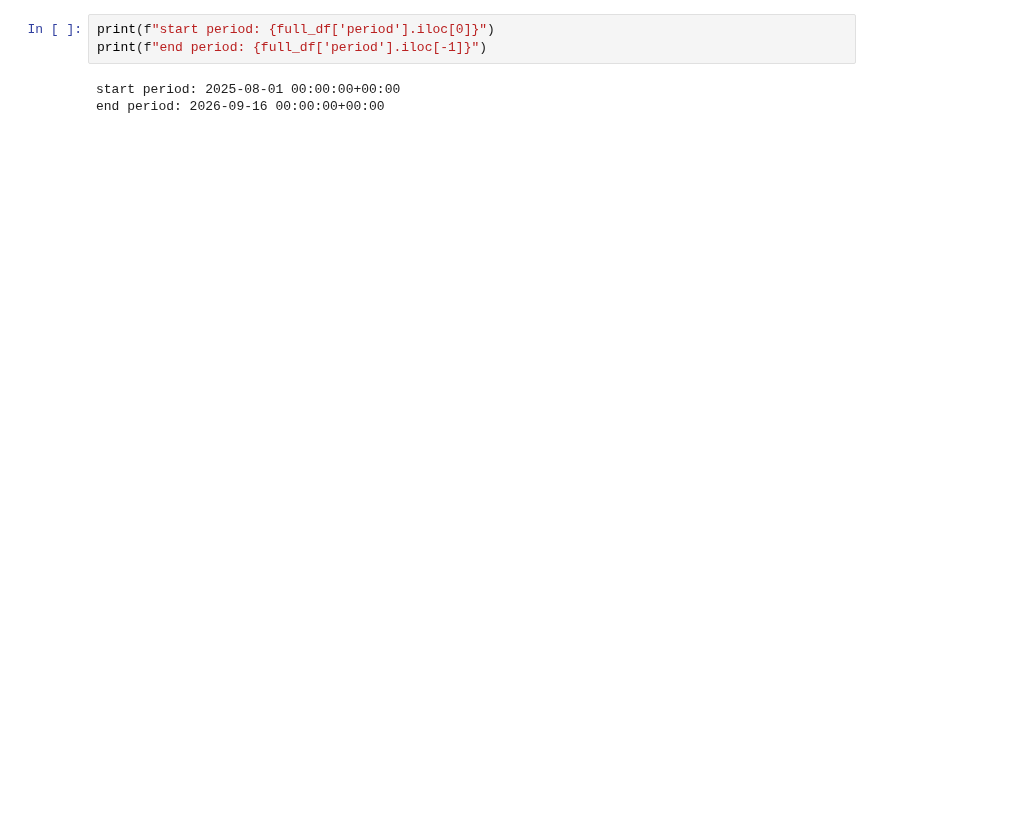
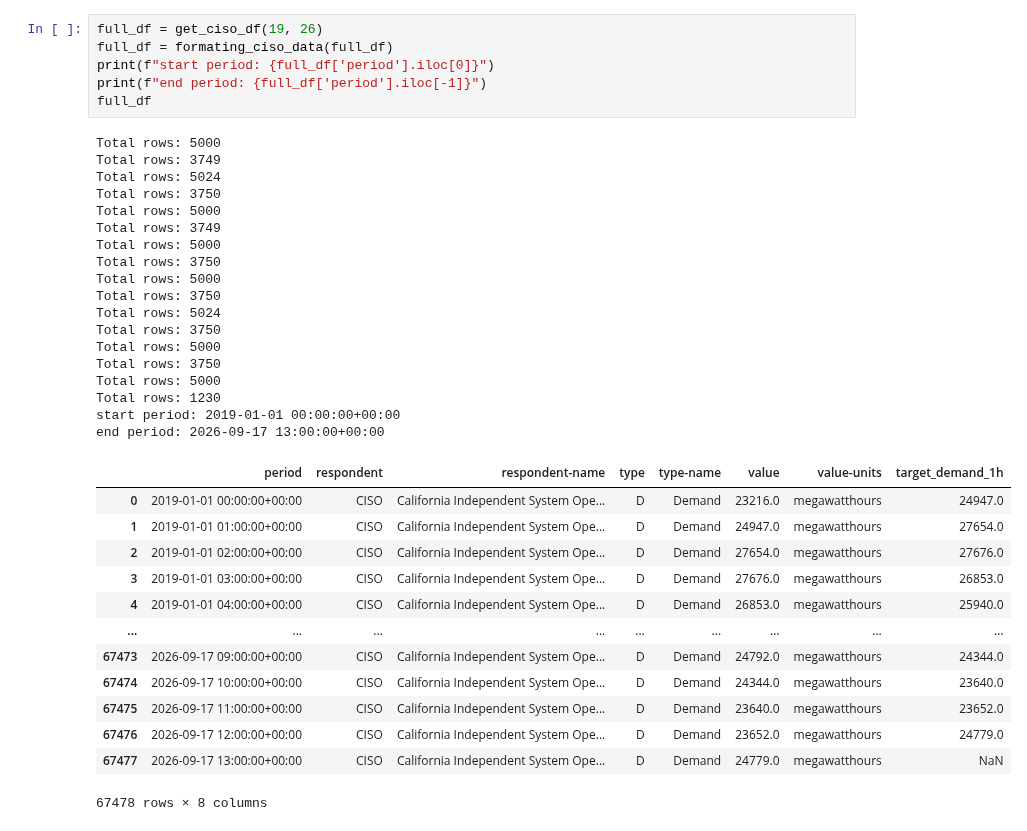
Before and after one commit to arsyad429/MLOps-Electricity-Demand-Forecasting, a Jupyter notebook: notebooks/ciso_data.ipynb, the cells around one changed output. Drawn from its saved outputs; the diff is of its cells as text; blank space fills up the shorter version.

Commit message:
Fix: Clean the code in ciso_data.ipynb

```diff
--- a/notebooks/ciso_data.ipynb
+++ b/notebooks/ciso_data.ipynb
@@ -363,9 +93,41 @@ full_df.tail()
 # %%
+full_df = get_ciso_df(19, 26)
+full_df = formating_ciso_data(full_df)
 print(f"start period: {full_df['period'].iloc[0]}")
 print(f"end period: {full_df['period'].iloc[-1]}")
+full_df
 # %% [output]
-start period: 2025-08-01 00:00:00+00:00
-end period: 2026-09-16 00:00:00+00:00
+Total rows: 5000
+Total rows: 3749
+Total rows: 5024
+Total rows: 3750
+Total rows: 5000
+Total rows: 3749
+Total rows: 5000
+Total rows: 3750
+Total rows: 5000
+Total rows: 3750
+Total rows: 5024
+Total rows: 3750
+Total rows: 5000
+Total rows: 3750
+Total rows: 5000
+Total rows: 1230
+start period: 2019-01-01 00:00:00+00:00
+end period: 2026-09-17 13:00:00+00:00
+|  | period | respondent | respondent-name | type | type-name | value | value-units | target_demand_1h |
+| 0 | 2019-01-01 00:00:00+00:00 | CISO | California Independent System Ope... | D | Demand | 23216.0 | megawatthours | 24947.0 |
+| 1 | 2019-01-01 01:00:00+00:00 | CISO | California Independent System Ope... | D | Demand | 24947.0 | megawatthours | 27654.0 |
+| 2 | 2019-01-01 02:00:00+00:00 | CISO | California Independent System Ope... | D | Demand | 27654.0 | megawatthours | 27676.0 |
+| 3 | 2019-01-01 03:00:00+00:00 | CISO | California Independent System Ope... | D | Demand | 27676.0 | megawatthours | 26853.0 |
+| 4 | 2019-01-01 04:00:00+00:00 | CISO | California Independent System Ope... | D | Demand | 26853.0 | megawatthours | 25940.0 |
+| ... | ... | ... | ... | ... | ... | ... | ... | ... |
+| 67473 | 2026-09-17 09:00:00+00:00 | CISO | California Independent System Ope... | D | Demand | 24792.0 | megawatthours | 24344.0 |
+| 67474 | 2026-09-17 10:00:00+00:00 | CISO | California Independent System Ope... | D | Demand | 24344.0 | megawatthours | 23640.0 |
+| 67475 | 2026-09-17 11:00:00+00:00 | CISO | California Independent System Ope... | D | Demand | 23640.0 | megawatthours | 23652.0 |
+| 67476 | 2026-09-17 12:00:00+00:00 | CISO | California Independent System Ope... | D | Demand | 23652.0 | megawatthours | 24779.0 |
+| 67477 | 2026-09-17 13:00:00+00:00 | CISO | California Independent System Ope... | D | Demand | 24779.0 | megawatthours | NaN |
+67478 rows × 8 columns
 # %%
 plt.figure(figsize=(14, 5))
 
```
Also changed, not shown: parts of 25 cells of this notebook.
